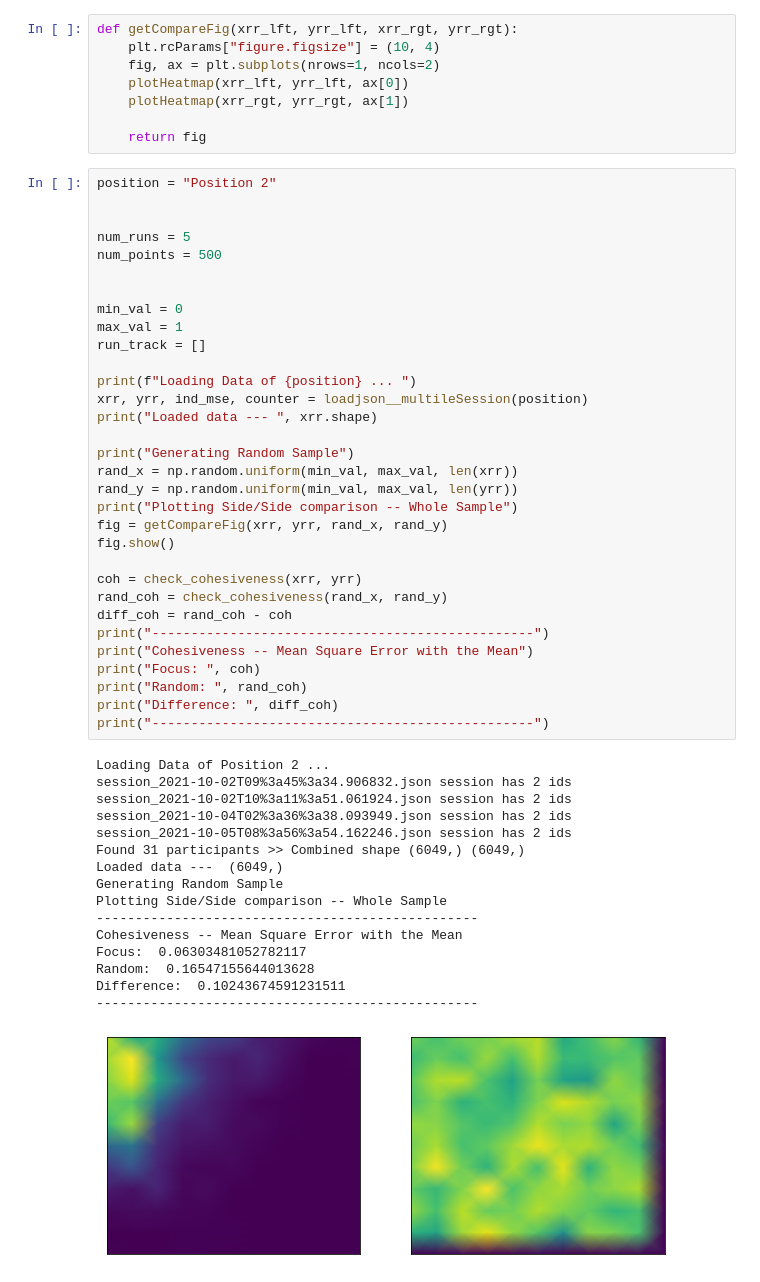
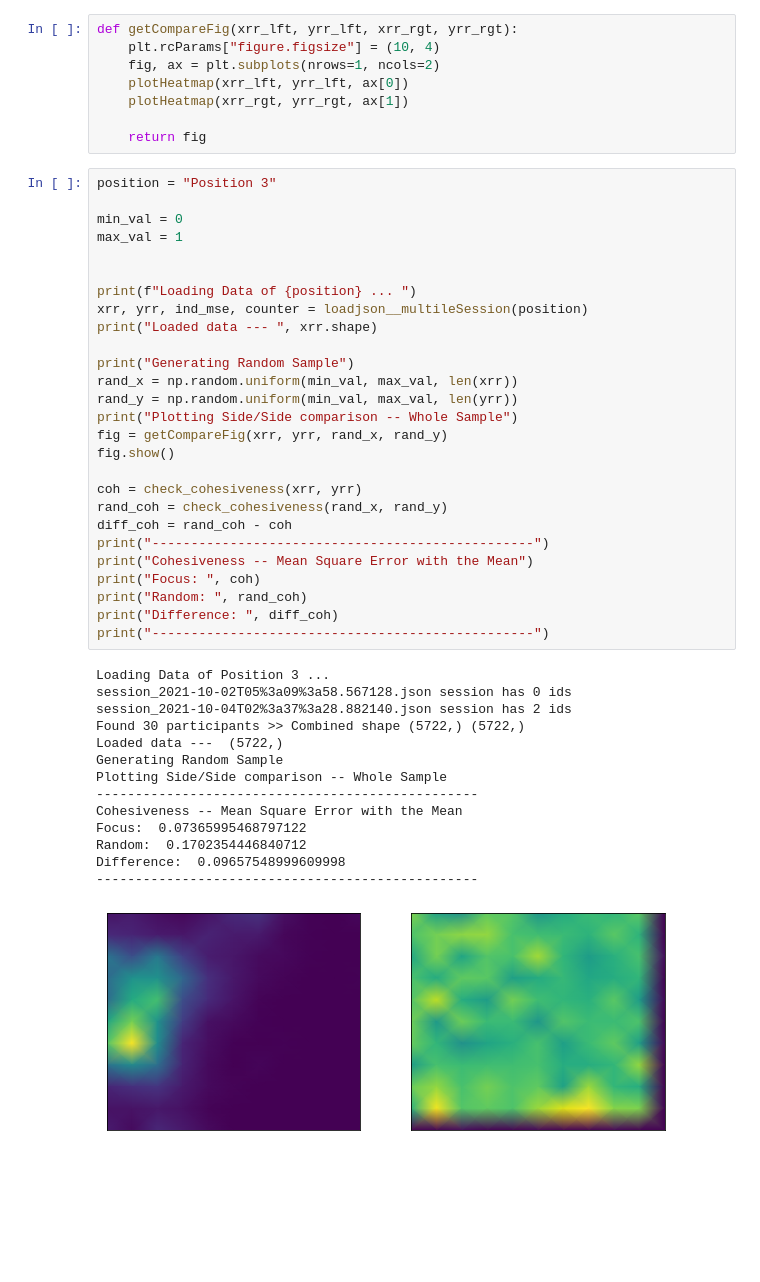
Before and after one commit to arnab-api/AttentionChecker--Student, a Jupyter notebook: Analysis/Real Data/RandomizationTests.ipynb, the cells around one changed output. Saved outputs shown, nothing was run; the diff lists cells and outputs as text; blank space fills up the shorter version.

Commit message:
randomization test done

```diff
--- a/Analysis/Real Data/RandomizationTests.ipynb
+++ b/Analysis/Real Data/RandomizationTests.ipynb
@@ -242,54 +242,47 @@ def getCompareFig(xrr_lft, yrr_lft, xrr_rgt, yrr_rgt):
 
     return fig
 # %%
-position = "Position 2"
-
-
-num_runs = 5
-num_points = 500
-
+position = "Position 3"
 
 min_val = 0
 max_val = 1
-run_track = []
+
 
 print(f"Loading Data of {position} ... ")
 xrr, yrr, ind_mse, counter = loadjson__multileSession(position)
 print("Loaded data --- ", xrr.shape)
 
 print("Generating Random Sample")
 rand_x = np.random.uniform(min_val, max_val, len(xrr))
 rand_y = np.random.uniform(min_val, max_val, len(yrr))
 print("Plotting Side/Side comparison -- Whole Sample")
 fig = getCompareFig(xrr, yrr, rand_x, rand_y)
 fig.show()
 
 coh = check_cohesiveness(xrr, yrr)
 rand_coh = check_cohesiveness(rand_x, rand_y)
 diff_coh = rand_coh - coh
 print("-------------------------------------------------")
 print("Cohesiveness -- Mean Square Error with the Mean")
 print("Focus: ", coh)
 print("Random: ", rand_coh)
 print("Difference: ", diff_coh)
 print("-------------------------------------------------")
 # %% [output]
-Loading Data of Position 2 ...
-session_2021-10-02T09%3a45%3a34.906832.json session has 2 ids
-session_2021-10-02T10%3a11%3a51.061924.json session has 2 ids
-session_2021-10-04T02%3a36%3a38.093949.json session has 2 ids
-session_2021-10-05T08%3a56%3a54.162246.json session has 2 ids
-Found 31 participants >> Combined shape (6049,) (6049,)
-Loaded data ---  (6049,)
+Loading Data of Position 3 ...
+session_2021-10-02T05%3a09%3a58.567128.json session has 0 ids
+session_2021-10-04T02%3a37%3a28.882140.json session has 2 ids
+Found 30 participants >> Combined shape (5722,) (5722,)
+Loaded data ---  (5722,)
 Generating Random Sample
 Plotting Side/Side comparison -- Whole Sample
 -------------------------------------------------
 Cohesiveness -- Mean Square Error with the Mean
-Focus:  0.06303481052782117
-Random:  0.16547155644013628
-Difference:  0.10243674591231511
+Focus:  0.07365995468797122
+Random:  0.1702354446840712
+Difference:  0.09657548999609998
 -------------------------------------------------
-[figure, old version]
+[figure, new version]
 # %%
 num_runs = 5000
 num_points = 5000
```
Also changed, not shown: parts of 3 cells of this notebook, 1 other file.
